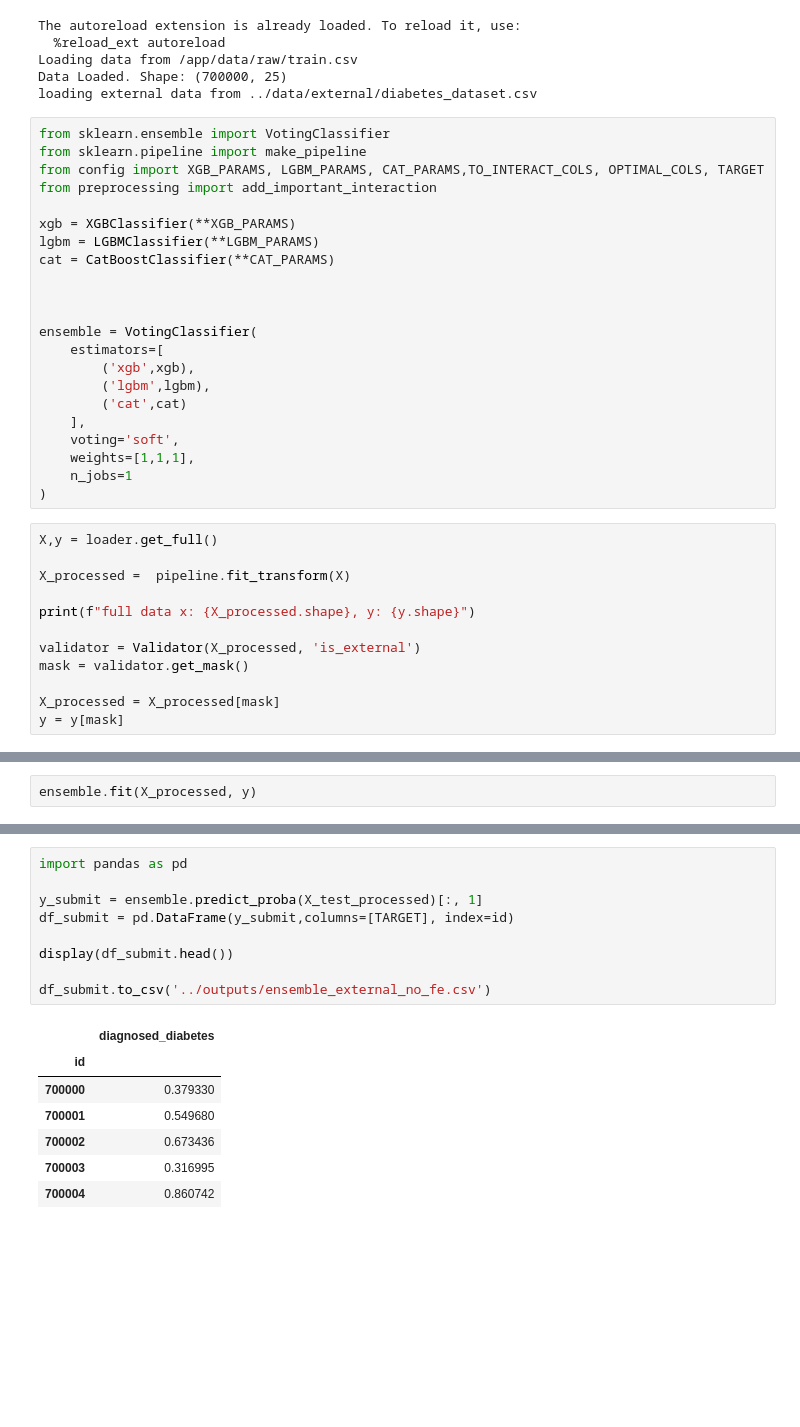
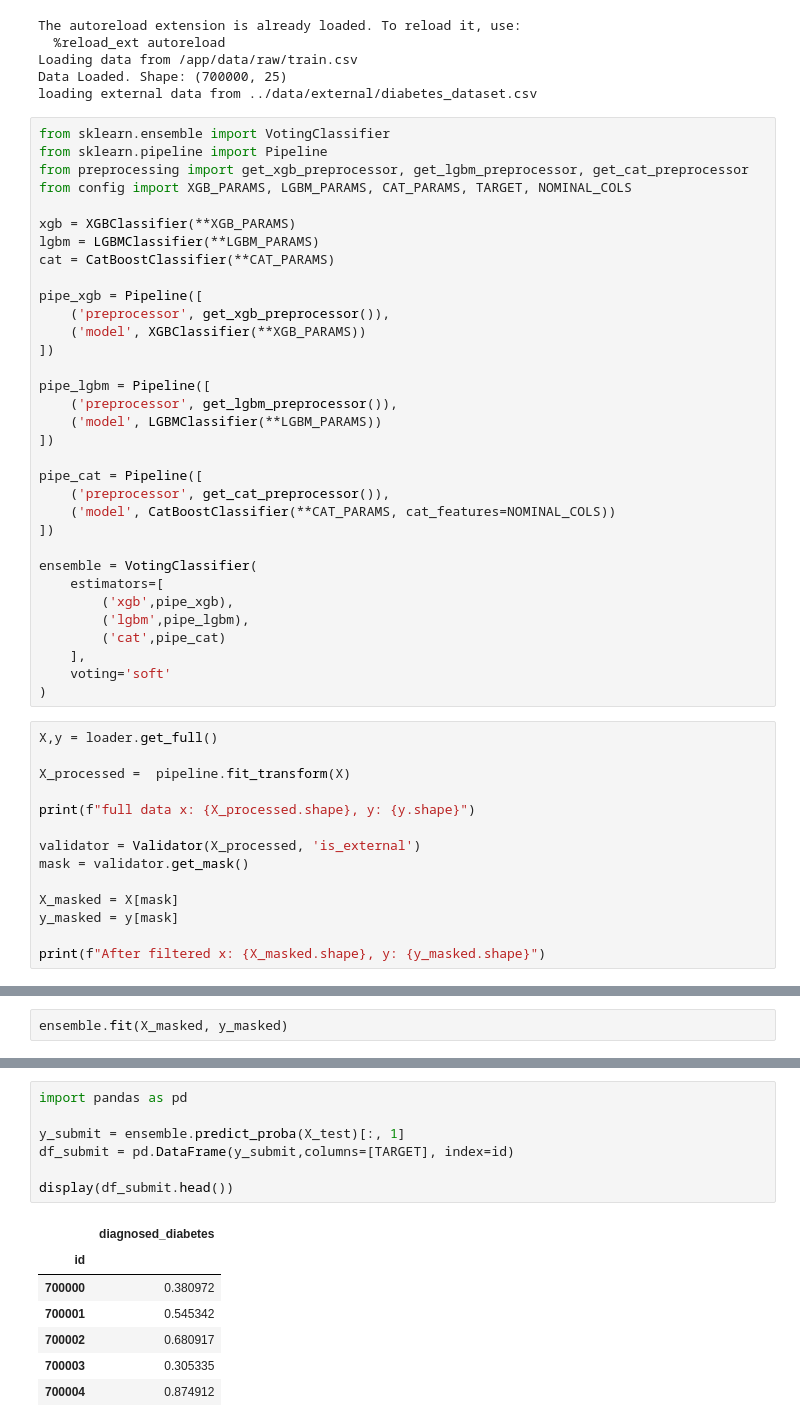
Before and after one commit to T6523/diabetes-prediction-s5e12, a Jupyter notebook: notebook/ensemble.ipynb, the cells around one changed output, grey strips where cells are left out. Drawn from its saved outputs; the diff is of its cells as text; blank space fills up the shorter version.

Commit message:
working ensemble with Adverse validation and 3 preprocessor

```diff
--- a/notebook/ensemble.ipynb
+++ b/notebook/ensemble.ipynb
@@ -26,25 +26,36 @@ Data Loaded. Shape: (700000, 25)
 loading external data from ../data/external/diabetes_dataset.csv
 # %%
 from sklearn.ensemble import VotingClassifier
-from sklearn.pipeline import make_pipeline
-from config import XGB_PARAMS, LGBM_PARAMS, CAT_PARAMS,TO_INTERACT_COLS, OPTIMAL_COLS, TARGET
-from preprocessing import add_important_interaction
+from sklearn.pipeline import Pipeline
+from preprocessing import get_xgb_preprocessor, get_lgbm_preprocessor, get_cat_preprocessor
+from config import XGB_PARAMS, LGBM_PARAMS, CAT_PARAMS, TARGET, NOMINAL_COLS
 
 xgb = XGBClassifier(**XGB_PARAMS)
 lgbm = LGBMClassifier(**LGBM_PARAMS)
 cat = CatBoostClassifier(**CAT_PARAMS)
 
+pipe_xgb = Pipeline([
+    ('preprocessor', get_xgb_preprocessor()),
+    ('model', XGBClassifier(**XGB_PARAMS))
+])
 
+pipe_lgbm = Pipeline([
+    ('preprocessor', get_lgbm_preprocessor()),
+    ('model', LGBMClassifier(**LGBM_PARAMS))
+])
+
+pipe_cat = Pipeline([
+    ('preprocessor', get_cat_preprocessor()),
+    ('model', CatBoostClassifier(**CAT_PARAMS, cat_features=NOMINAL_COLS))
+])
 
 ensemble = VotingClassifier(
     estimators=[
-        ('xgb',xgb),
-        ('lgbm',lgbm),
-        ('cat',cat)
+        ('xgb',pipe_xgb),
+        ('lgbm',pipe_lgbm),
+        ('cat',pipe_cat)
     ],
-    voting='soft',
-    weights=[1,1,1],
-    n_jobs=1
+    voting='soft'
 )
 # %%
 X,y = loader.get_full()
@@ -56,7 +67,9 @@ print(f"full data x: {X_processed.shape}, y: {y.shape}")
 validator = Validator(X_processed, 'is_external')
 mask = validator.get_mask()
 
-X_processed = X_processed[mask]
-y = y[mask]
+X_masked = X[mask]
+y_masked = y[mask]
+
+print(f"After filtered x: {X_masked.shape}, y: {y_masked.shape}")
 # %% [output]
 full data x: (770739, 34), y: (770739,)
@@ -63,4 +77,4 @@ full data x: (770739, 34), y: (770739,)
 # %%
-ensemble.fit(X_processed, y)
+ensemble.fit(X_masked, y_masked)
 # %% [output]
 VotingClassifier(estimators=[('xgb',
@@ -96,18 +109,16 @@ full test data x: (300000, 34)
 # %%
 import pandas as pd
 
-y_submit = ensemble.predict_proba(X_test_processed)[:, 1]
+y_submit = ensemble.predict_proba(X_test)[:, 1]
 df_submit = pd.DataFrame(y_submit,columns=[TARGET], index=id)
 
 display(df_submit.head())
-
-df_submit.to_csv('../outputs/ensemble_external_no_fe.csv')
 # %% [output]
 |  | diagnosed_diabetes |
 | id |  |
-| 700000 | 0.379330 |
-| 700001 | 0.549680 |
-| 700002 | 0.673436 |
-| 700003 | 0.316995 |
-| 700004 | 0.860742 |
+| 700000 | 0.380972 |
+| 700001 | 0.545342 |
+| 700002 | 0.680917 |
+| 700003 | 0.305335 |
+| 700004 | 0.874912 |
 # %%
```
Also changed, not shown: parts of 5 cells of this notebook, 2 other files.
